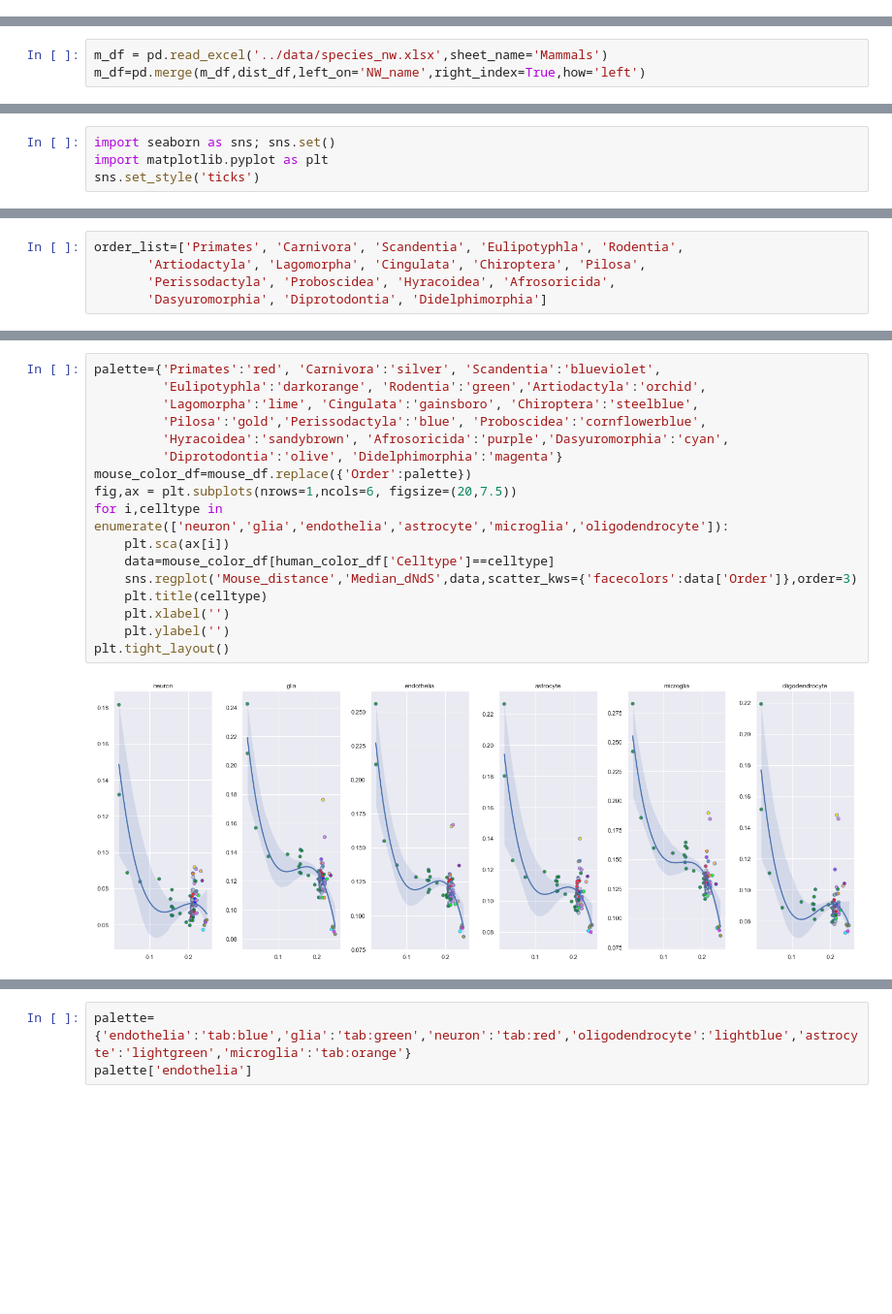
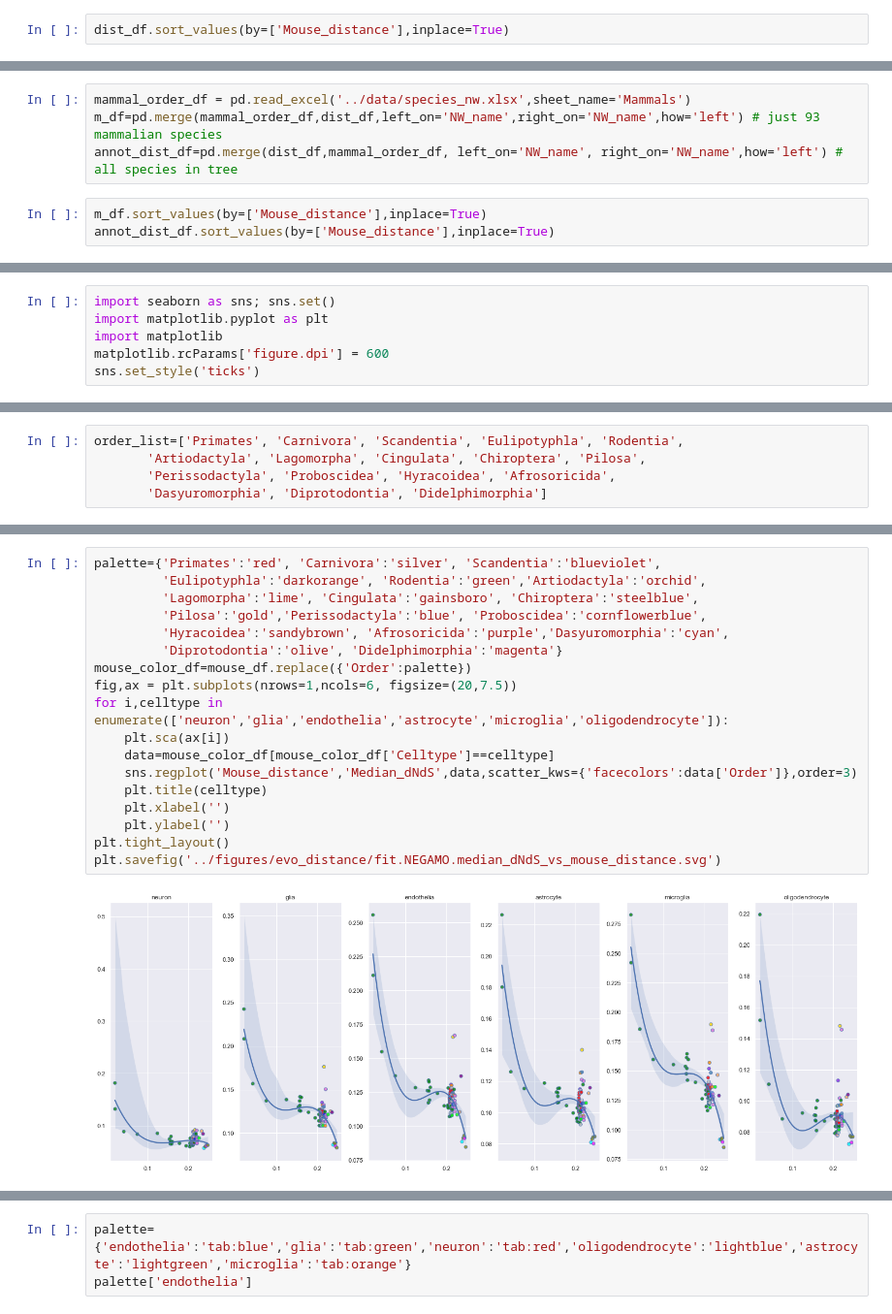
Before and after one commit to VeritatemAmo/neuron-glia-dNdS, a Jupyter notebook: jupyter_notebooks/evo_distance.ipynb, the cells around one changed output, grey strips where cells are left out. Shown at 97% size. Cells and saved outputs as stored; diff of their text form; blank space fills up the shorter version.

Commit message:
evolution distance svg figure and tsv outputs

```diff
--- a/jupyter_notebooks/evo_distance.ipynb
+++ b/jupyter_notebooks/evo_distance.ipynb
@@ -37 +39,3 @@ dist_df.set_index('NW_name',inplace=True)
+# %%
+dist_df.sort_values(by=['Mouse_distance'],inplace=True)
 # %%
@@ -45,5 +61,9 @@ dist_df.groupby('Human_distance')
 # b_df = pd.read_excel('../data/species_nw.xlsx',sheet_name='Reptilia')
 # b_df = pd.merge(b_df,dist_df,left_on='NW_name',right_index=True,how='left')
 # %%
-m_df = pd.read_excel('../data/species_nw.xlsx',sheet_name='Mammals')
-m_df=pd.merge(m_df,dist_df,left_on='NW_name',right_index=True,how='left')
+mammal_order_df = pd.read_excel('../data/species_nw.xlsx',sheet_name='Mammals')
+m_df=pd.merge(mammal_order_df,dist_df,left_on='NW_name',right_on='NW_name',how='left') # just 93 mammalian species
+annot_dist_df=pd.merge(dist_df,mammal_order_df, left_on='NW_name', right_on='NW_name',how='left') # all species in tree
+# %%
+m_df.sort_values(by=['Mouse_distance'],inplace=True)
+annot_dist_df.sort_values(by=['Mouse_distance'],inplace=True)
@@ -83,6 +100,8 @@ mouse_df
 # %%
 import seaborn as sns; sns.set()
 import matplotlib.pyplot as plt
+import matplotlib
+matplotlib.rcParams['figure.dpi'] = 600
 sns.set_style('ticks')
 # %%
 # palette for mammals
@@ -186,22 +190,23 @@ plt.tight_layout()
 # %%
 palette={'Primates':'red', 'Carnivora':'silver', 'Scandentia':'blueviolet',
          'Eulipotyphla':'darkorange', 'Rodentia':'green','Artiodactyla':'orchid',
          'Lagomorpha':'lime', 'Cingulata':'gainsboro', 'Chiroptera':'steelblue',
          'Pilosa':'gold','Perissodactyla':'blue', 'Proboscidea':'cornflowerblue',
          'Hyracoidea':'sandybrown', 'Afrosoricida':'purple','Dasyuromorphia':'cyan',
          'Diprotodontia':'olive', 'Didelphimorphia':'magenta'}
 mouse_color_df=mouse_df.replace({'Order':palette})
 fig,ax = plt.subplots(nrows=1,ncols=6, figsize=(20,7.5))
 for i,celltype in enumerate(['neuron','glia','endothelia','astrocyte','microglia','oligodendrocyte']):
     plt.sca(ax[i])
-    data=mouse_color_df[human_color_df['Celltype']==celltype]
+    data=mouse_color_df[mouse_color_df['Celltype']==celltype]
     sns.regplot('Mouse_distance','Median_dNdS',data,scatter_kws={'facecolors':data['Order']},order=3)
     plt.title(celltype)
     plt.xlabel('')
     plt.ylabel('')
 plt.tight_layout()
+plt.savefig('../figures/evo_distance/fit.NEGAMO.median_dNdS_vs_mouse_distance.svg')
 # %% [output]
-[figure, old version]
+[figure, new version]
 # %%
 plt.figure(figsize=(10,7.5))
 grid=sns.FacetGrid(mouse_df,col='Celltype',hue='Order',palette=palette,col_wrap=3)
```
Also changed, not shown: parts of 16 cells of this notebook, 2 other files.
